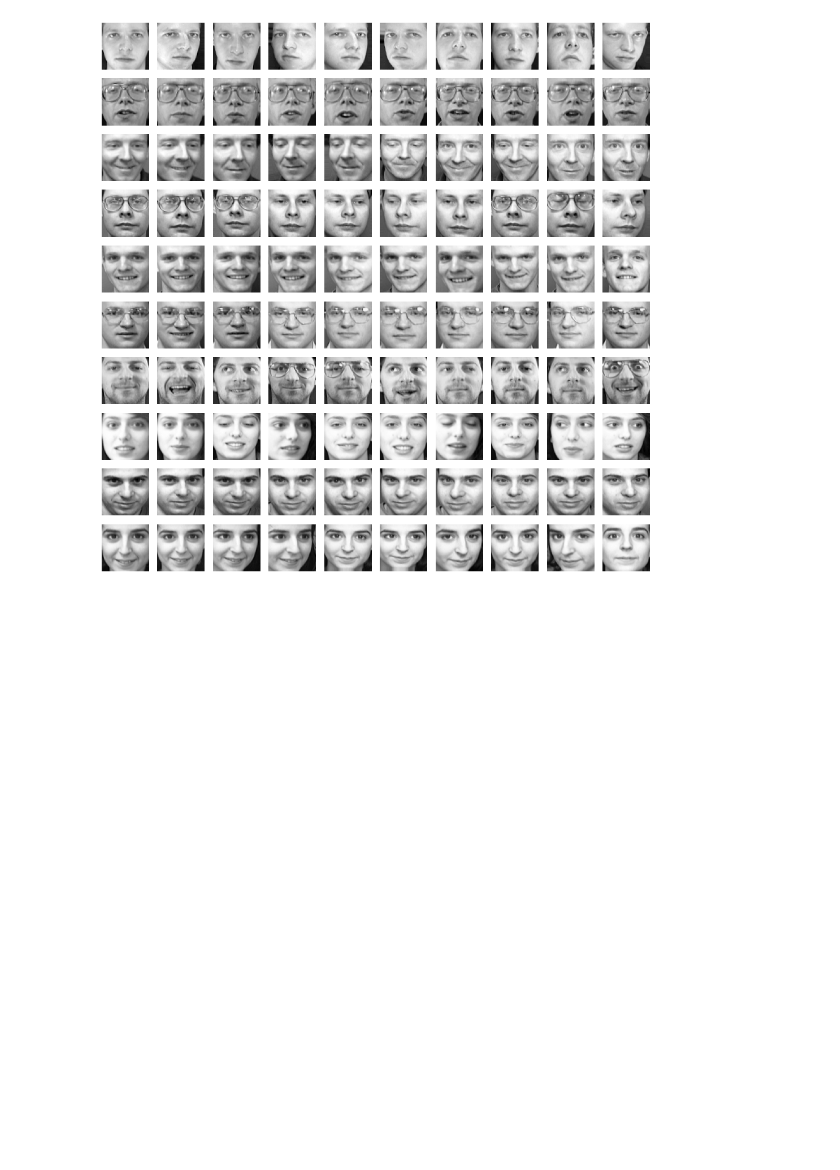
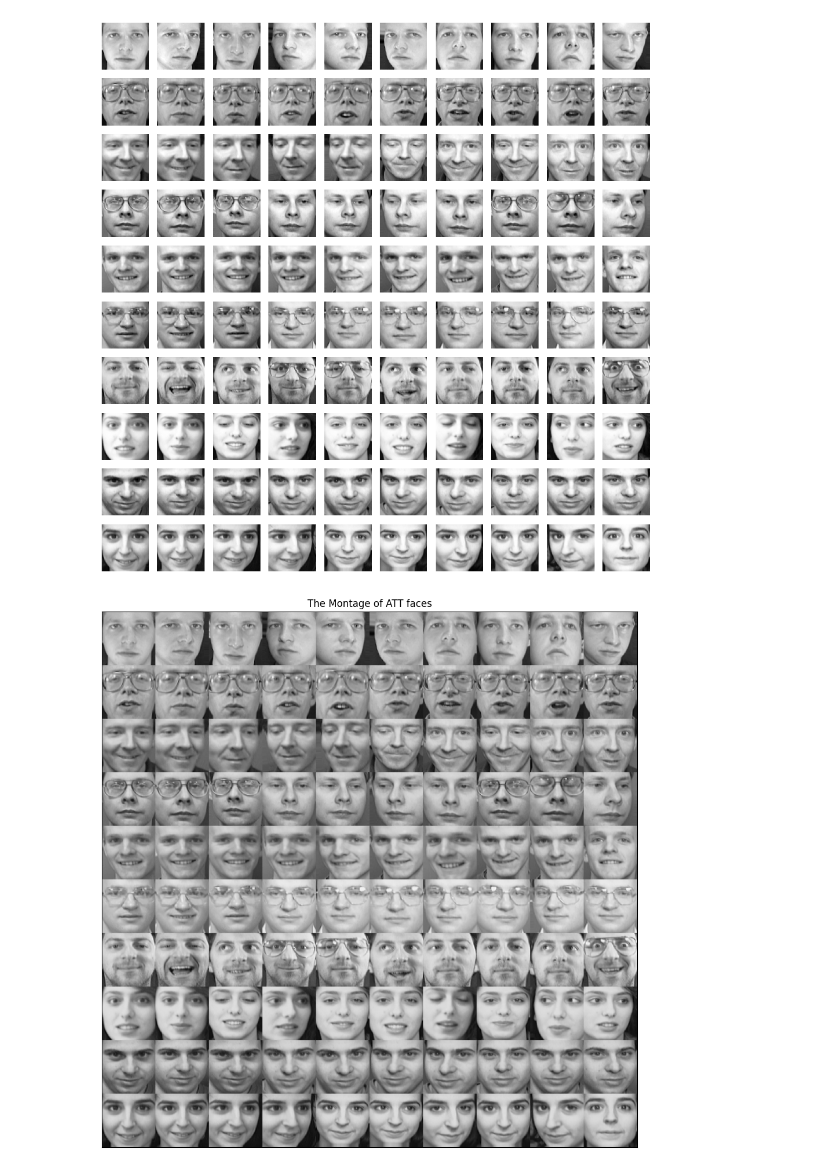
Before and after one commit to ntpuccw/InClassCoding, a Jupyter notebook: gar0401.ipynb, the cells around one changed output. Saved outputs shown, nothing was run; the diff lists cells and outputs as text; code cells hidden in the pictures; blank space fills up the shorter version.

```diff
--- a/gar0401.ipynb
+++ b/gar0401.ipynb
@@ -16,6 +16,19 @@ def show_montage(X, n, m, rows, cols):
                 axes[i, j].axis('off')
     plt.tight_layout()
     plt.show()
+# %%
+from skimage.util import montage as sk_montage
+
+def montage_pkg(A, m, n):
+    sz = int(np.sqrt(A.shape[0]))
+    imgs = A.T.reshape(-1, sz, sz)          # (N, H, W)
+    M = sk_montage(
+        imgs[:m*n],
+        grid_shape=(m, n),
+        padding_width=0,
+        fill=0
+    )
+    return M
 # %%
 df = pd.read_csv('data/face_data.csv')
 # df.head()
@@ -33,3 +46,15 @@ n, m = 64, 64 # image size
 show_montage(X, n, m, 10, 10) # 顯示前 100 張影像
 # %% [output]
 [figure]
+# %%
+plt.figure(figsize = (12, 12))
+m, n = 10, 10  # A m x n montage (total mn images)
+# Arrange images to form a montage
+M = montage_pkg(X, m, n)
+plt.imshow(M, cmap = 'gray') # gray_r: reverse gray colormap
+plt.xticks([])
+plt.yticks([])
+plt.title('The Montage of ATT faces')
+plt.show()
+# %% [output]
+[figure, added]
```
Also changed, not shown: 1 other file.
